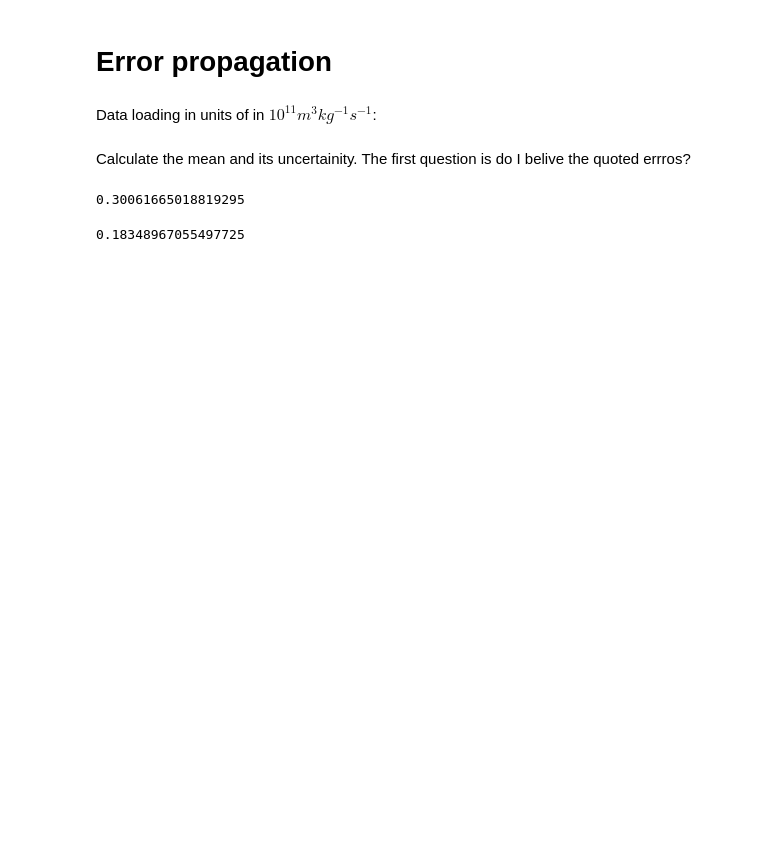
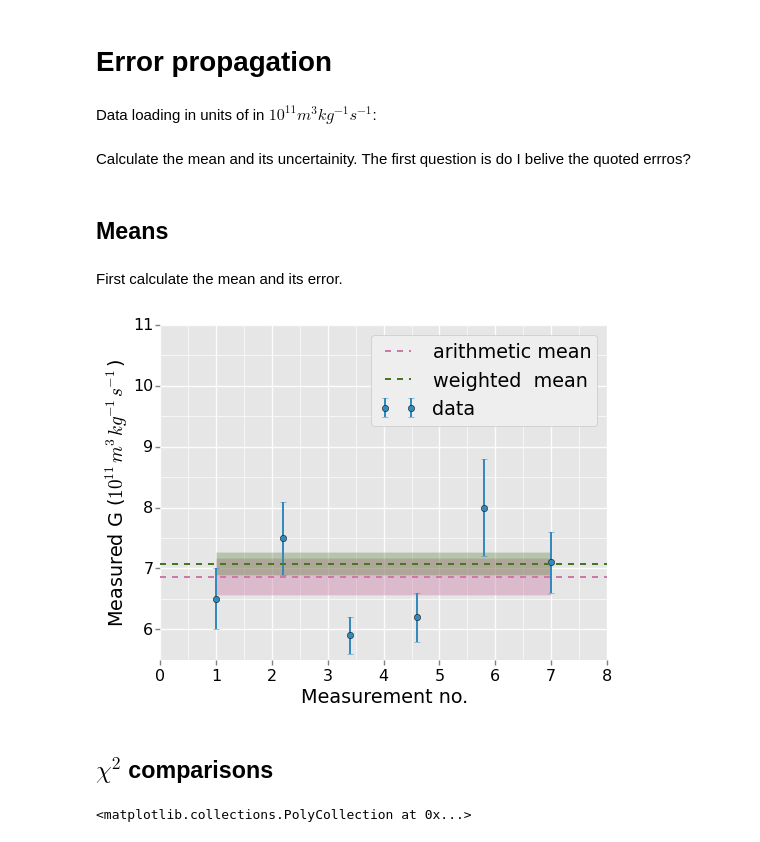
Before and after one commit to giulioungaretti/stats2013, a Jupyter notebook: ProblemSet/2.1.ipynb, the cells around one changed output. Cells and saved outputs as stored; diff of their text form; code cells hidden in the pictures; blank space fills up the shorter version.

```diff
--- a/ProblemSet/2.1.ipynb
+++ b/ProblemSet/2.1.ipynb
@@ -7,0 +1,12 @@ Populating the interactive namespace from numpy and matplotlib
+# %%
+%pylab
+import sympy as sym
+import ROOT as rt
+import rootnotes
+import style
+colors = ['#7A68A6',
+'#467821',
+'#D55E00',
+'#CC79A7',
+'#56B4E9']
+matplotlib.rcParams.update({'font.size': 16})
@@ -12,16 +22,34 @@ Data loading in units of in $10^{11}m^3kg^{−1}s^{−1}$:
 # %%
 g = array([6.5,7.5,5.9,6.2,8.0,7.1])
 dg = array([.5,.6,.3,.4,.8,.5])
+x = linspace(1,len(g)+1,len(g))  #fake x for plotting
 # %% [markdown]
 Calculate the mean and its uncertainity.
 The first question is do I belive the quoted errros?
+# %% [markdown]
+## Means
+# %% [markdown]
+First calculate the mean and its error.
 # %%
-g.mean()
-g.std()/sqrt(len(g))
+normal_mean =  g.mean()
+normal_mean_error = g.std()/sqrt(len(g))
-# %% [output]
-0.30061665018819295
 # %%
-average(g, weights=dg)
-sqrt(1/(sum(1/(dg **2 ))))
+w_mean = average(g, weights=dg)
+w_mean_error =  sqrt(1/(sum(1/(dg **2 ))))
-# %% [output]
-0.18348967055497725
+# %%
+fig,ax = subplots(figsize=(8,6))
+errorbar(x,g,yerr=dg,fmt='o',label='data')
+ax.axhline(y=normal_mean,label='arithmetic mean',color=colors[3],ls='--')
+ax.fill_between(x, normal_mean+normal_mean_error,  normal_mean-normal_mean_error, facecolor=colors[3], alpha=0.4)
+ax.axhline(y=w_mean,label='weighted  mean',color=colors[1],ls='--')
+ax.fill_between(x, w_mean+w_mean_error,  w_mean-w_mean_error, facecolor=colors[1], alpha=0.3)
+ax.set_xlim(0,8)
+ax.set_ylim(5.5,11)
+ax.set_ylabel(r'Measured G ($ 10^{11} m ^{3} kg^{-1} s^{-1} $)')
+ax.set_xlabel('Measurement no.')
+ax.legend()
+style.rstyle(ax)
+# %% [output]
+[figure, added]
+# %% [markdown]
+## $\chi ^ 2$ comparisons
@@ -27,0 +68,5 @@ sqrt(1/(sum(1/(dg **2 ))))
+# %%
+mean_x2_plot = ax.axhline(y=mean_X2,label='Fit, $\chi ^2 = %.3f$, prob= %.3f'%(X2, prob),color=colors[2],ls='--')
+ax.fill_between(x, mean_X2+error_mean_X2,  mean_X2-error_mean_X2, facecolor=colors[2], alpha=0.2)
+# %% [output]
+<matplotlib.collections.PolyCollection at 0x...>
```
Also changed, not shown: parts of 16 cells of this notebook, 3 other files.
